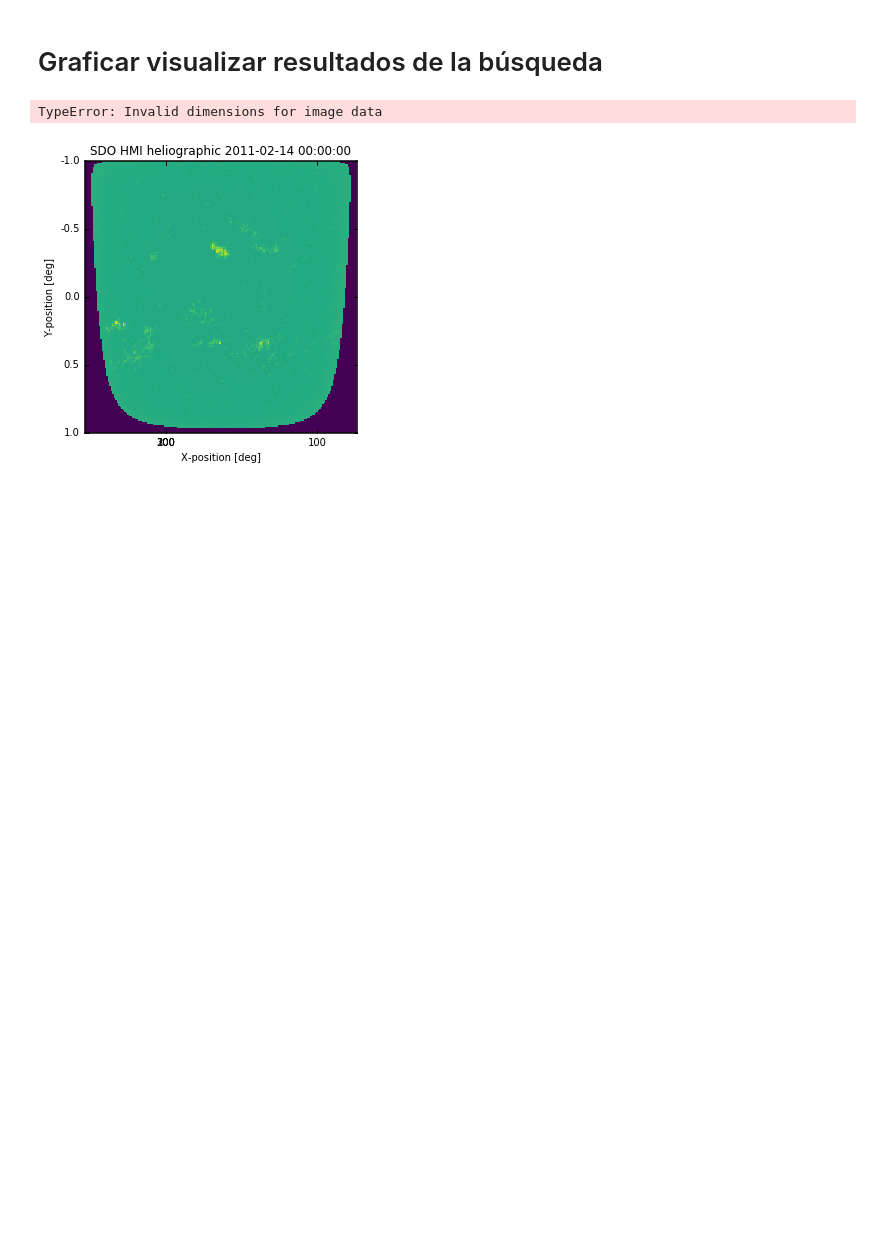
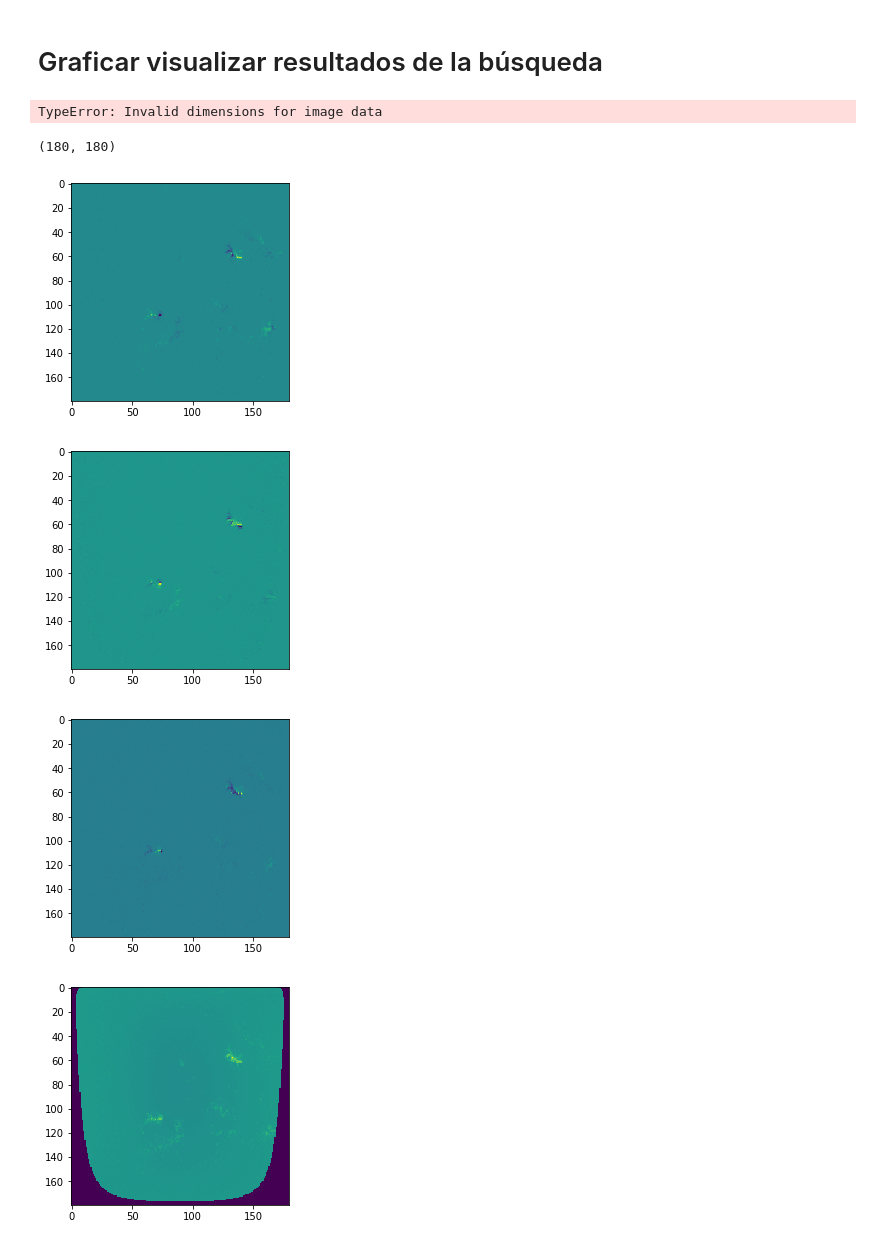
Before and after one commit to ijpulidos/solar-physics-ex, a Jupyter notebook: rotation/Getting Data.ipynb, the cells around one changed output. Drawn from its saved outputs; the diff is of its cells as text; code cells hidden in the pictures; blank space fills up the shorter version.

```diff
--- a/rotation/Getting Data.ipynb
+++ b/rotation/Getting Data.ipynb
@@ -145,8 +164,21 @@ plt.title("HMI Daily Synoptic Frame for Carrington Rotation"
 plt.show()
 # %% [output]
 TypeError: Invalid dimensions for image data
-# %%
-plt.imshow(data[1])
-plt.show()
-# %% [output]
-[figure, removed]
+# %%
+np.shape(data[1])
+# %% [output]
+(180, 180)
+# %%
+plt.imshow(data[0])
+plt.show()
+plt.imshow(data[1])
+plt.show()
+plt.imshow(data[2])
+plt.show()
+plt.imshow(data[3])
+plt.show()
+# %% [output]
+[figure, added]
+[figure, added]
+[figure, added]
+[figure, added]
```
Also changed, not shown: parts of 5 cells of this notebook.
